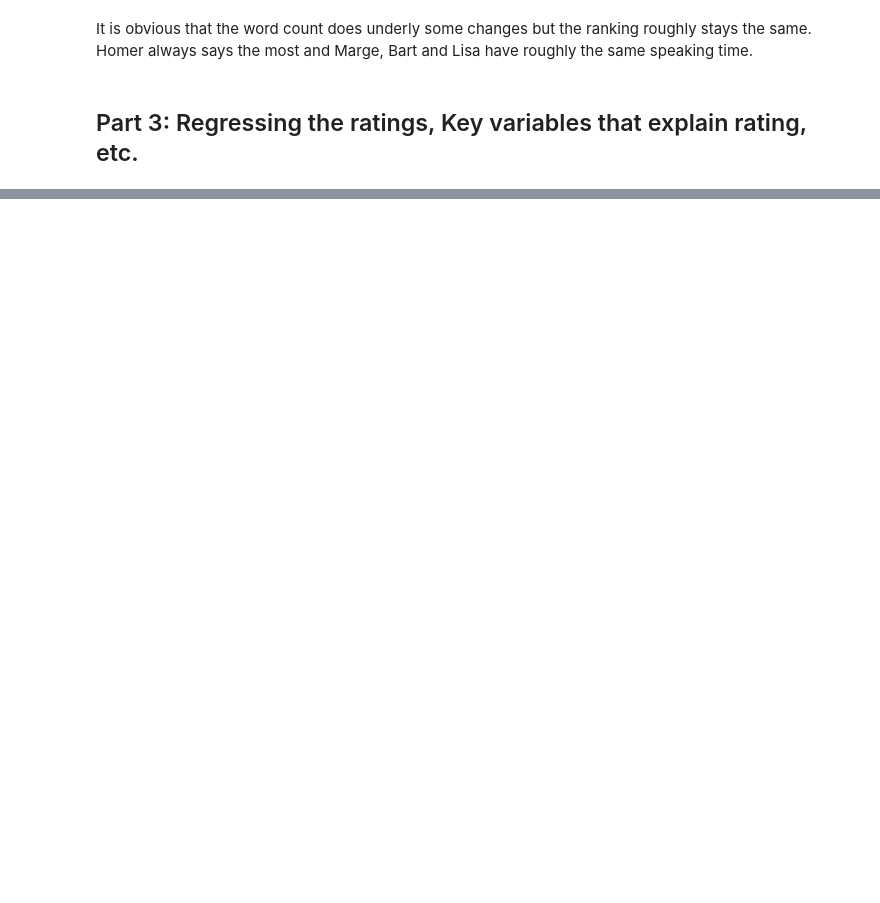
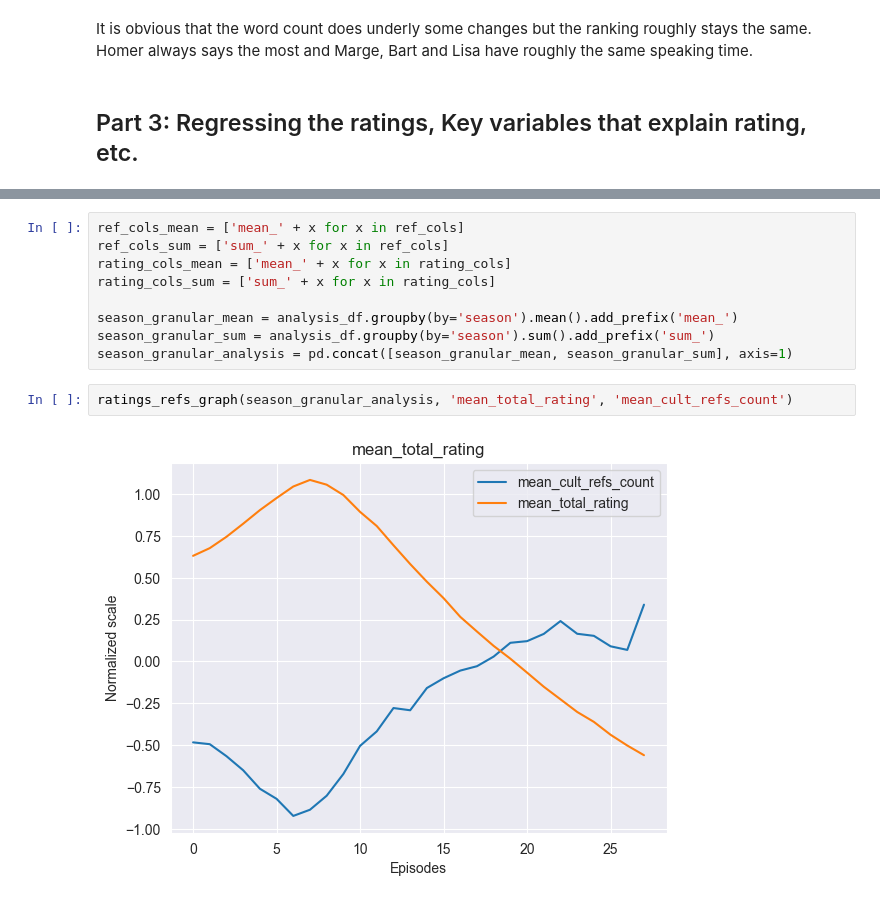
Before and after one commit to nic0gin/datamadness, a Jupyter notebook: datamadness.ipynb, the cells around one changed output, grey strips where cells are left out. Cells and saved outputs as stored; diff of their text form; blank space fills up the shorter version.

```diff
--- a/datamadness.ipynb
+++ b/datamadness.ipynb
@@ -577,0 +792,13 @@ It is obvious that the word count does underly some changes but the ranking roug
+# %%
+ref_cols_mean = ['mean_' + x for x in ref_cols]
+ref_cols_sum = ['sum_' + x for x in ref_cols]
+rating_cols_mean = ['mean_' + x for x in rating_cols]
+rating_cols_sum = ['sum_' + x for x in rating_cols]
+
+season_granular_mean = analysis_df.groupby(by='season').mean().add_prefix('mean_')
+season_granular_sum = analysis_df.groupby(by='season').sum().add_prefix('sum_')
+season_granular_analysis = pd.concat([season_granular_mean, season_granular_sum], axis=1)
+# %%
+ratings_refs_graph(season_granular_analysis, 'mean_total_rating', 'mean_cult_refs_count')
+# %% [output]
+[figure, added]
```
Also changed, not shown: parts of 54 cells of this notebook, 3 other files.
